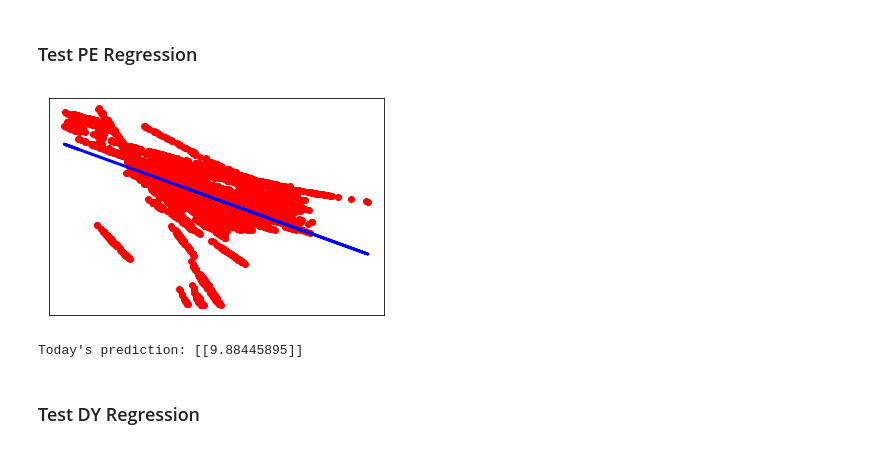
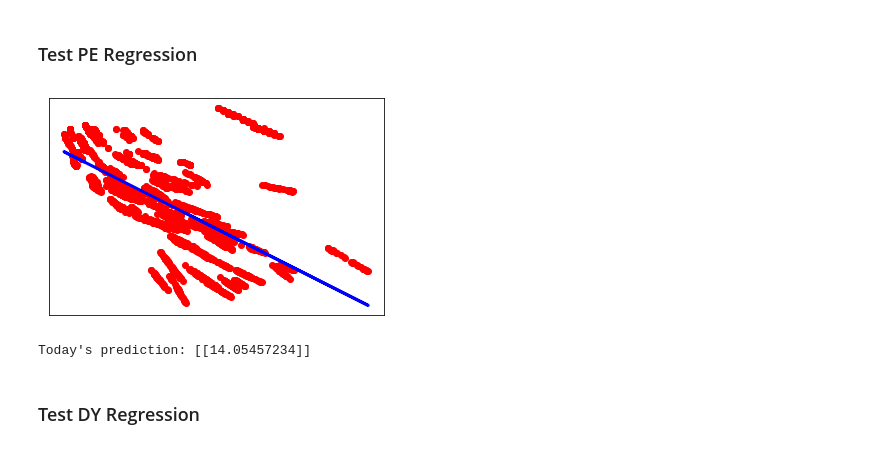
Before and after one commit to ismith1024/Finance-Regression-Analyzer, a Jupyter notebook: analysis_test_notebook.ipynb, the cells around one changed output. Drawn from its saved outputs; the diff is of its cells as text; code cells hidden in the pictures.

```diff
--- a/analysis_test_notebook.ipynb
+++ b/analysis_test_notebook.ipynb
@@ -328,5 +349,5 @@ def predict_from_regression(df, divs, symbol):
 # %%
-symbol = 'BNS'
+symbol = 'SJ'
 df, divs = market_df(symbol)
 df['avg_50'] = custom_kernel(df['close'], kern_50)
 df['avg_200'] = custom_kernel(df['close'], kern_200)
@@ -340,6 +361,8 @@ df['tot_gain'] = df['cap_gain'] + (df['dy'] * 100)
 
 dy_today, pe_today, price_today = get_todays_metrics(df, divs)
 
+valid_data_length = df.shape[0] - 400
+
 df_pruned = prune_data(df[:valid_data_length], divs, 3.0)
 
 #predict_from_regression(df, divs, symbol)
@@ -389,35 +412,39 @@ dy_today, pe_today, price_today = get_todays_metrics(df, divs)
 #outfile.write('Gain\n')
 
 #Prune to avoid nonsensical returns
 valid_data_length = df.shape[0] - 400
 df_pruned = prune_data(df[:valid_data_length], divs, 3.0)
 
 ##
 ## PE Prediction
 ##
 X2 = pd.DataFrame(df_pruned['pe'])
 y = pd.DataFrame(df_pruned['tot_gain'])
 
 X2.fillna(value = 0, inplace = True)
 y.fillna(value = 0, inplace = True)
 
 model = LinearRegression()
 model.fit(X2,y)
 pred_val = model.predict(pe_today)
 y_pred = model.predict(X2)
 
 plt.scatter(X2, y,  color='red')
 plt.plot(X2, y_pred, color='blue', linewidth=3)
 
 plt.xticks(())
 plt.yticks(())
 
 plt.show()
 
 print('Today\'s prediction: ' + str(pred_val))
+
+score = model.score(X2, y)
+
+print('DY R_squared: ' + str(score))
 # %% [output]
-[figure, old version]
+[figure, new version]
-Today's prediction: [[9.88445895]]
+Today's prediction: [[14.05457234]]
 # %% [markdown]
 ### Test DY Regression
 # %%
```
Also changed, not shown: parts of 6 cells of this notebook, 2 other files.
